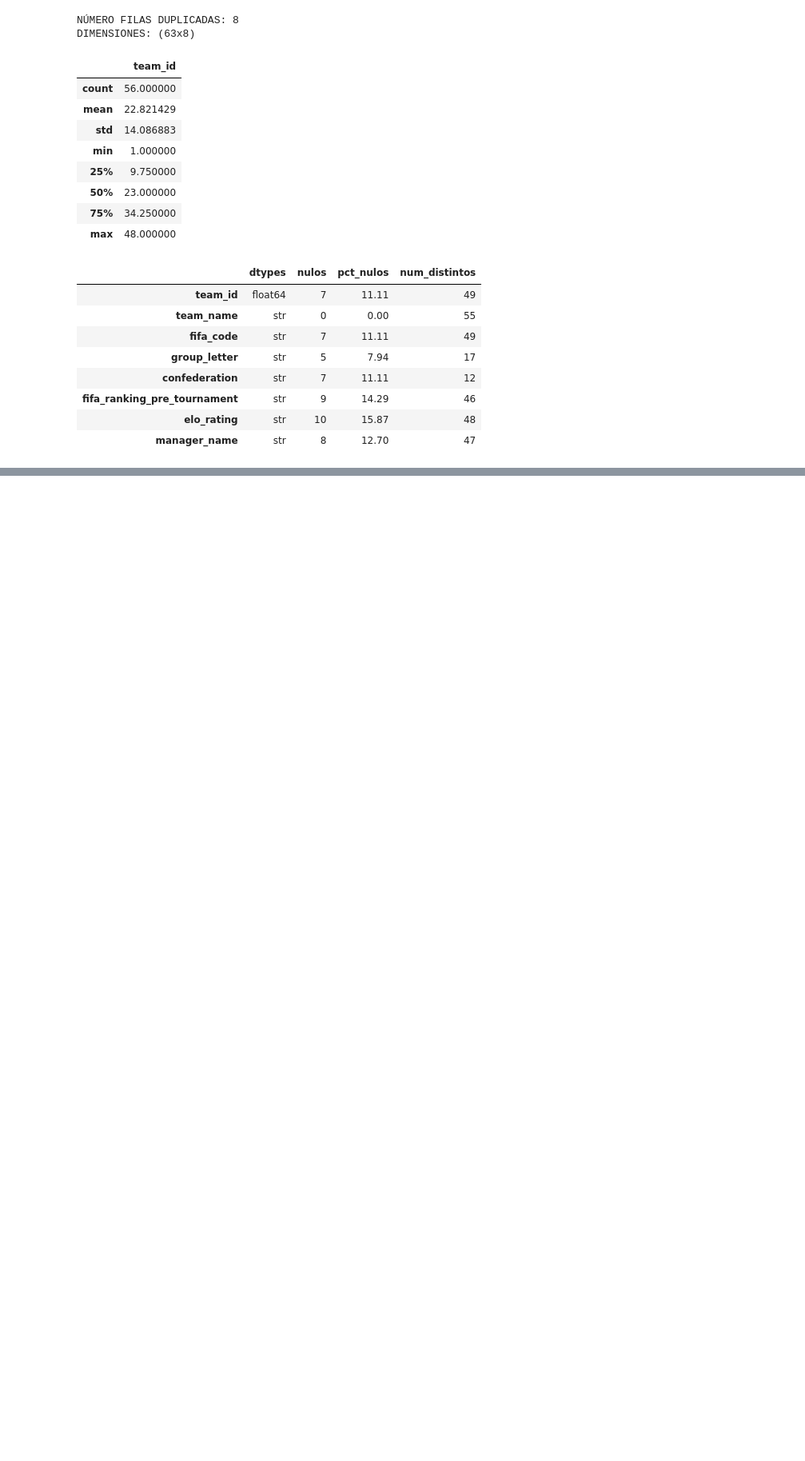
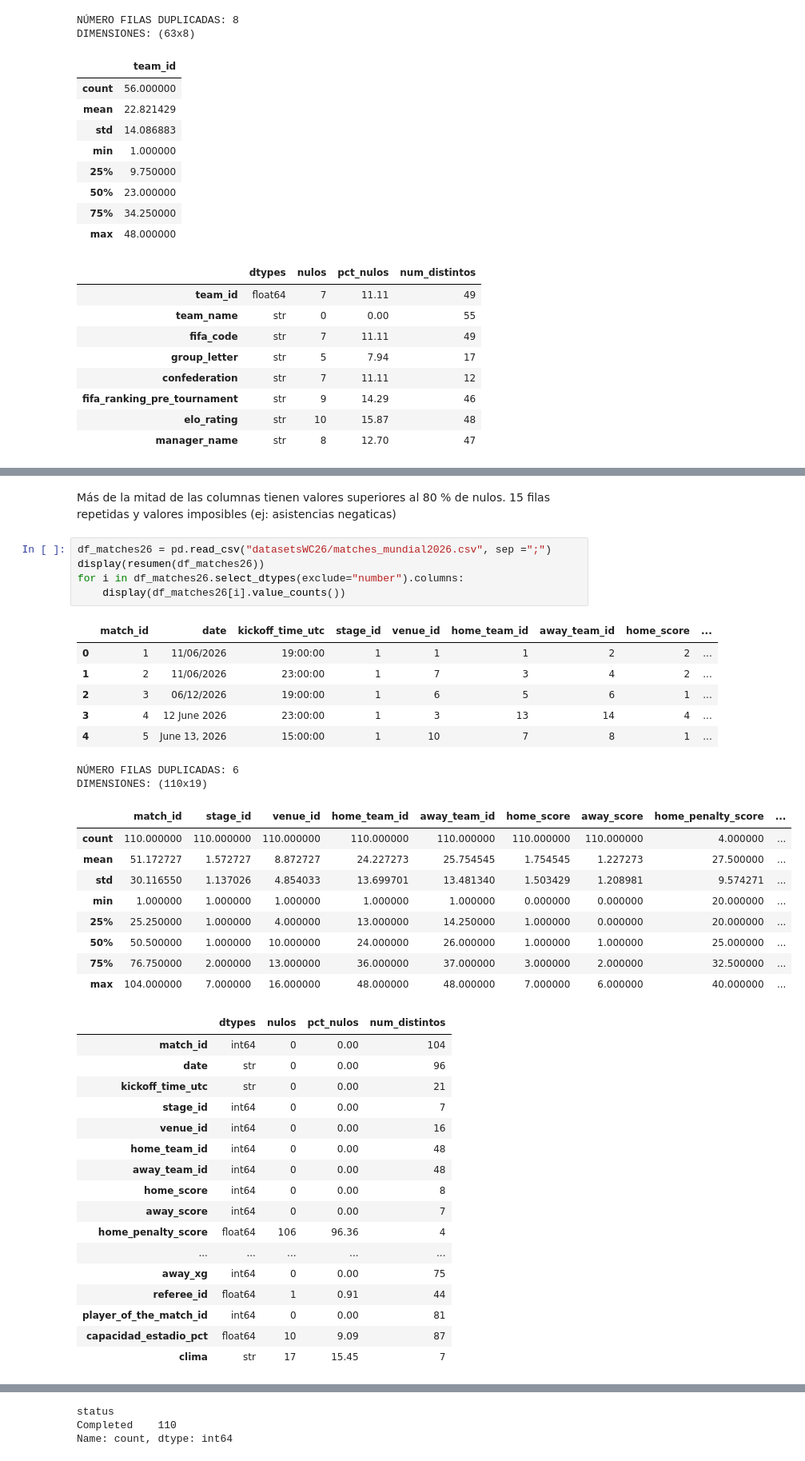
Before and after one commit to gonzalotorrentebelio/World-Cup-Spain, a Jupyter notebook: bloque1.ipynb, the cells around one changed output, grey strips where cells are left out. Shown at 80% size. Saved outputs shown, nothing was run; the diff lists cells and outputs as text; blank space fills up the shorter version.

```diff
--- a/bloque1.ipynb
+++ b/bloque1.ipynb
@@ -157,0 +425,42 @@ DIMENSIONES: (63x8)
+# %% [markdown]
+Más de la mitad de las columnas tienen valores superiores al 80 % de nulos. 15 filas repetidas y valores imposibles (ej: asistencias negaticas)
+# %%
+df_matches26 = pd.read_csv("datasetsWC26/matches_mundial2026.csv", sep =";")
+display(resumen(df_matches26))
+for i in df_matches26.select_dtypes(exclude="number").columns:
+    display(df_matches26[i].value_counts())
+# %% [output]
+|  | match_id | date | kickoff_time_utc | stage_id | venue_id | home_team_id | away_team_id | home_score | ... |
+| 0 | 1 | 11/06/2026 | 19:00:00 | 1 | 1 | 1 | 2 | 2 | ... |
+| 1 | 2 | 11/06/2026 | 23:00:00 | 1 | 7 | 3 | 4 | 2 | ... |
+| 2 | 3 | 06/12/2026 | 19:00:00 | 1 | 6 | 5 | 6 | 1 | ... |
+| 3 | 4 | 12 June 2026 | 23:00:00 | 1 | 3 | 13 | 14 | 4 | ... |
+| 4 | 5 | June 13, 2026 | 15:00:00 | 1 | 10 | 7 | 8 | 1 | ... |
+NÚMERO FILAS DUPLICADAS: 6
+DIMENSIONES: (110x19)
+|  | match_id | stage_id | venue_id | home_team_id | away_team_id | home_score | away_score | home_penalty_score | ... |
+| count | 110.000000 | 110.000000 | 110.000000 | 110.000000 | 110.000000 | 110.000000 | 110.000000 | 4.000000 | ... |
+| mean | 51.172727 | 1.572727 | 8.872727 | 24.227273 | 25.754545 | 1.754545 | 1.227273 | 27.500000 | ... |
+| std | 30.116550 | 1.137026 | 4.854033 | 13.699701 | 13.481340 | 1.503429 | 1.208981 | 9.574271 | ... |
+| min | 1.000000 | 1.000000 | 1.000000 | 1.000000 | 1.000000 | 0.000000 | 0.000000 | 20.000000 | ... |
+| 25% | 25.250000 | 1.000000 | 4.000000 | 13.000000 | 14.250000 | 1.000000 | 0.000000 | 20.000000 | ... |
+| 50% | 50.500000 | 1.000000 | 10.000000 | 24.000000 | 26.000000 | 1.000000 | 1.000000 | 25.000000 | ... |
+| 75% | 76.750000 | 2.000000 | 13.000000 | 36.000000 | 37.000000 | 3.000000 | 2.000000 | 32.500000 | ... |
+| max | 104.000000 | 7.000000 | 16.000000 | 48.000000 | 48.000000 | 7.000000 | 6.000000 | 40.000000 | ... |
+|  | dtypes | nulos | pct_nulos | num_distintos |
+| match_id | int64 | 0 | 0.00 | 104 |
+| date | str | 0 | 0.00 | 96 |
+| kickoff_time_utc | str | 0 | 0.00 | 21 |
+| stage_id | int64 | 0 | 0.00 | 7 |
+| venue_id | int64 | 0 | 0.00 | 16 |
+| home_team_id | int64 | 0 | 0.00 | 48 |
+| away_team_id | int64 | 0 | 0.00 | 48 |
+| home_score | int64 | 0 | 0.00 | 8 |
+| away_score | int64 | 0 | 0.00 | 7 |
+| home_penalty_score | float64 | 106 | 96.36 | 4 |
+| ... | ... | ... | ... | ... |
+| away_xg | int64 | 0 | 0.00 | 75 |
+| referee_id | float64 | 1 | 0.91 | 44 |
+| player_of_the_match_id | int64 | 0 | 0.00 | 81 |
+| capacidad_estadio_pct | float64 | 10 | 9.09 | 87 |
+| clima | str | 17 | 15.45 | 7 |
@@ -157,0 +497,3 @@ DIMENSIONES: (63x8)
+status
+Completed    110
+Name: count, dtype: int64
```
Also changed, not shown: parts of 17 cells of this notebook.
